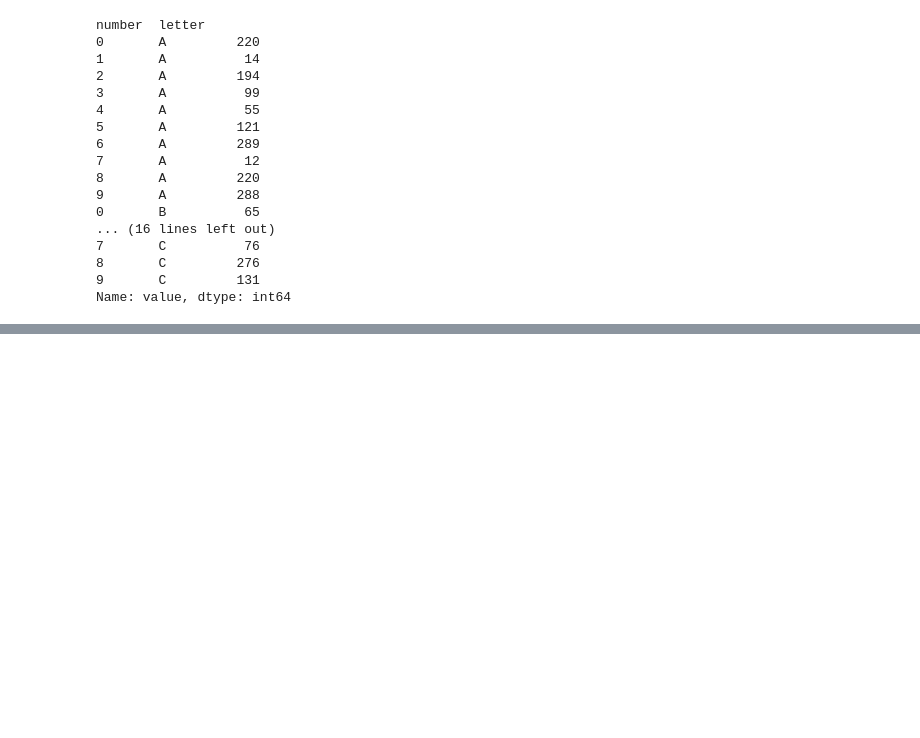
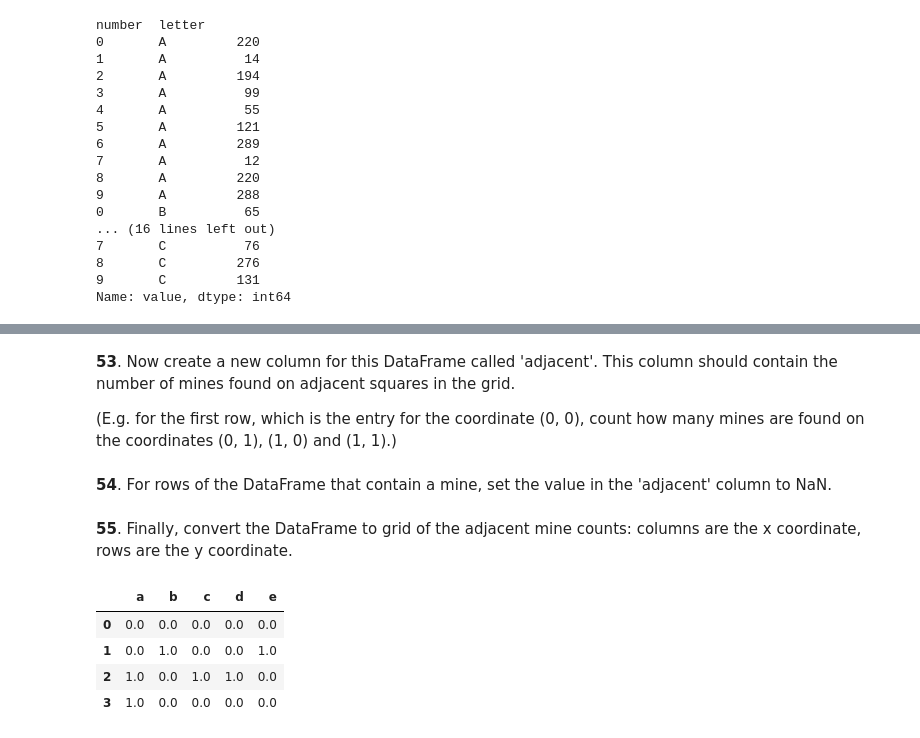
Before and after one commit to unchil/Notebook, a Jupyter notebook: Puzzles_Python.ipynb, the cells around one changed output, grey strips where cells are left out. Saved outputs shown, nothing was run; the diff lists cells and outputs as text; code cells hidden in the pictures; blank space fills up the shorter version.

```diff
--- a/Puzzles_Python.ipynb
+++ b/Puzzles_Python.ipynb
@@ -1740,0 +1783,18 @@ Name: value, dtype: int64
+# %% [markdown]
+**53**. Now create a new column for this DataFrame called 'adjacent'. This column should contain the number of mines found on adjacent squares in the grid.
+
+(E.g. for the first row, which is the entry for the coordinate (0, 0), count how many mines are found on the coordinates (0, 1), (1, 0) and (1, 1).)
+# %% [markdown]
+**54**. For rows of the DataFrame that contain a mine, set the value in the 'adjacent' column to NaN.
+# %% [markdown]
+**55**. Finally, convert the DataFrame to grid of the adjacent mine counts: columns are the x coordinate, rows are the y coordinate.
+# %%
+up_df = df.apply(lambda x: x.shift(1) ,axis=0)
+up_df.fillna(0, inplace=True)
+up_df
+# %% [output]
+|  | a | b | c | d | e |
+| 0 | 0.0 | 0.0 | 0.0 | 0.0 | 0.0 |
+| 1 | 0.0 | 1.0 | 0.0 | 0.0 | 1.0 |
+| 2 | 1.0 | 0.0 | 1.0 | 1.0 | 0.0 |
+| 3 | 1.0 | 0.0 | 0.0 | 0.0 | 0.0 |
```
Also changed, not shown: parts of 15 cells of this notebook.
